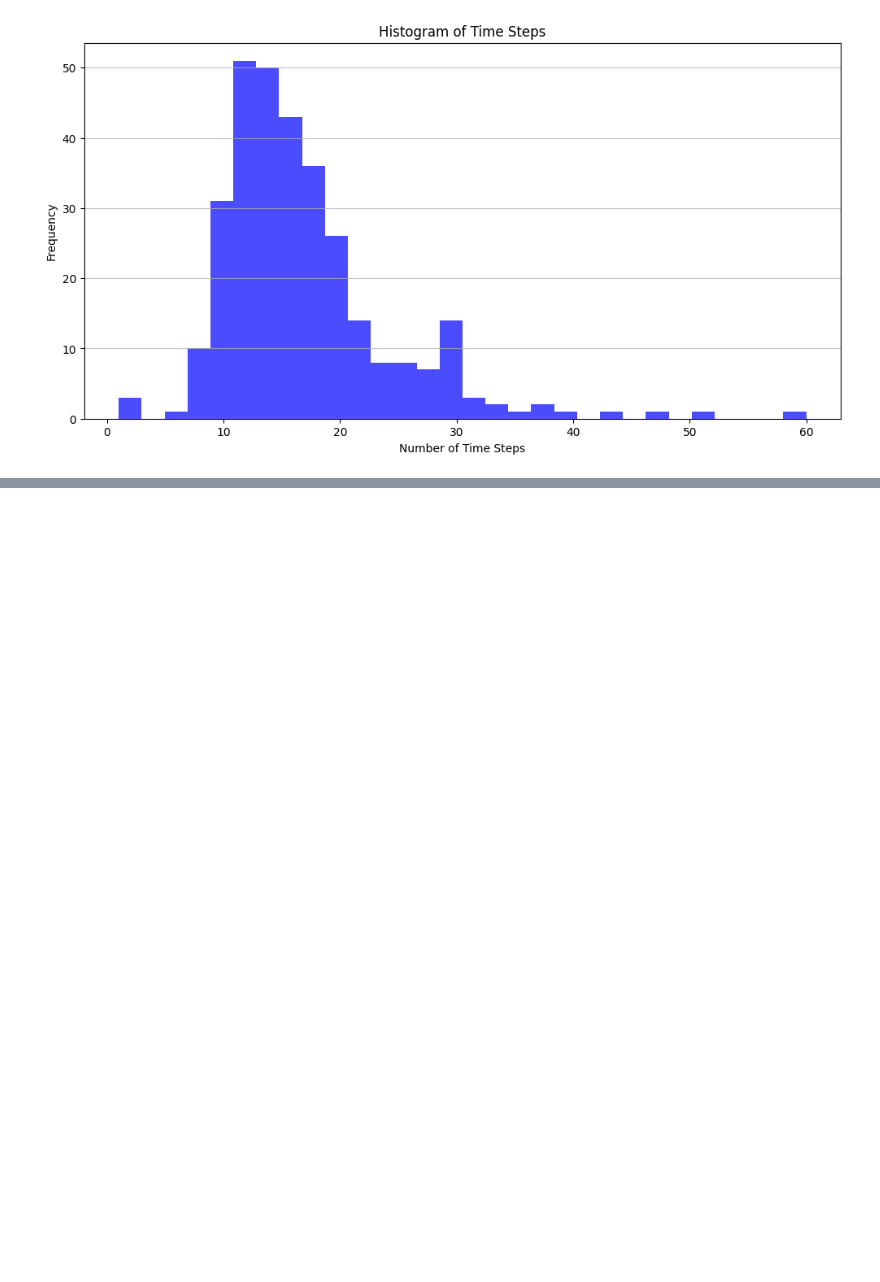
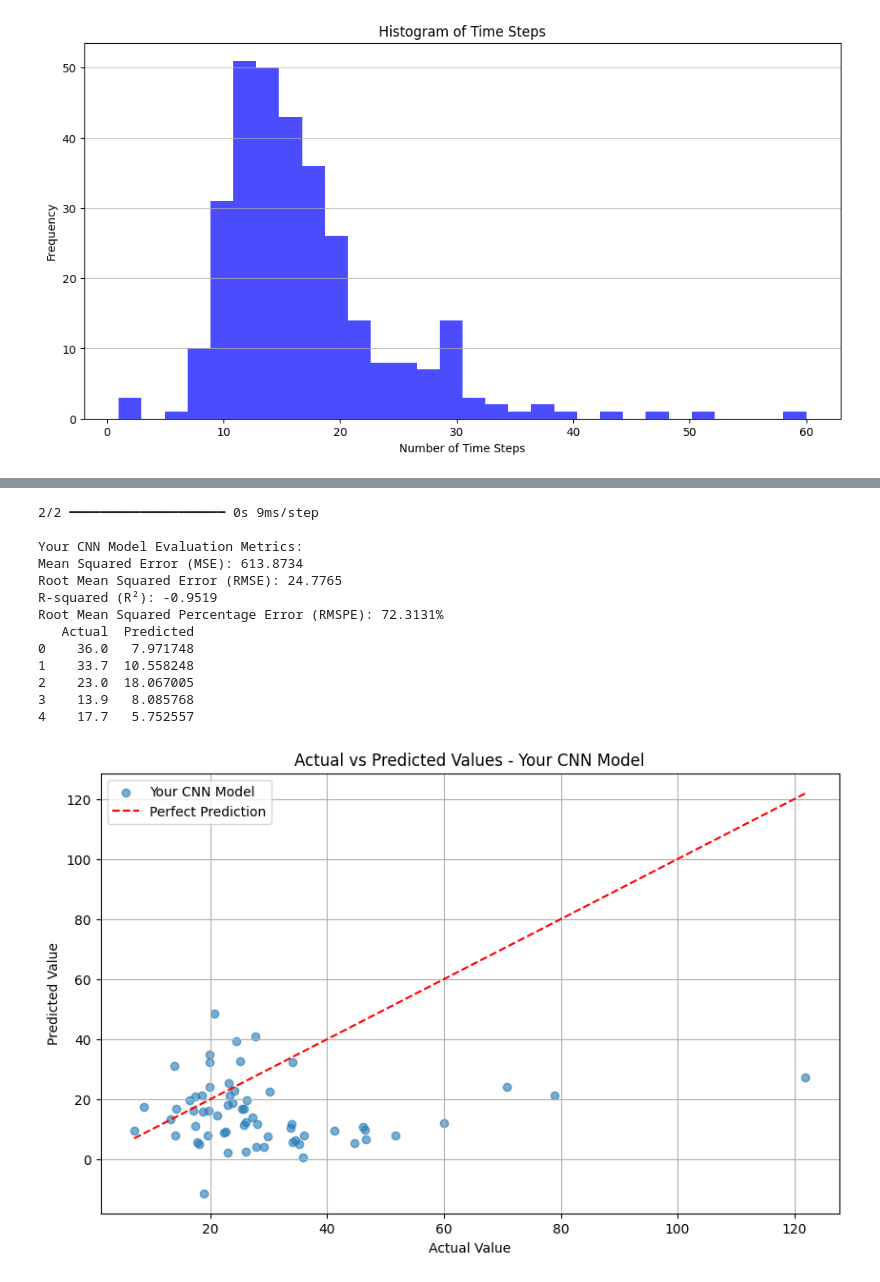
Before and after one commit to alirezamxi/Hydrocare, a Jupyter notebook: labeled/inspection/hardway.ipynb, the cells around one changed output, grey strips where cells are left out. Cells and saved outputs as stored; diff of their text form; code cells hidden in the pictures; blank space fills up the shorter version.

```diff
--- a/labeled/inspection/hardway.ipynb
+++ b/labeled/inspection/hardway.ipynb
@@ -679,0 +334,51 @@ Error converting padded_sequences to array: setting an array element with a sequ
+# %%
+import numpy as np
+import matplotlib.pyplot as plt
+from sklearn.metrics import mean_squared_error, r2_score
+
+# Assume model predictions have been made
+y_pred = model.predict(X_test.reshape(X_test.shape[0], 60, 68, 1))
+
+# Calculate evaluation metrics
+mse = mean_squared_error(y_test, y_pred)
+rmse = np.sqrt(mse)
+r2 = r2_score(y_test, y_pred)
+rmspe = np.sqrt(np.mean((y_test - y_pred.flatten()) ** 2) / np.mean(y_test ** 2)) * 100
+
+# Print evaluation metrics for the model
+model_name = "Your CNN Model"  # Replace with your actual model name
+print(f"\n{model_name} Evaluation Metrics:")
+print(f"Mean Squared Error (MSE): {mse:.4f}")
+print(f"Root Mean Squared Error (RMSE): {rmse:.4f}")
+print(f"R-squared (R²): {r2:.4f}")
+print(f"Root Mean Squared Percentage Error (RMSPE): {rmspe:.4f}%")
+
+# Create a comparison DataFrame for the first few rows
+comparison_df = pd.DataFrame({'Actual': y_test, 'Predicted': y_pred.flatten()})
+print(comparison_df.head(5))
+
+# Plotting Actual vs Predicted
+plt.figure(figsize=(10, 6))
+plt.scatter(y_test, y_pred, label=model_name, alpha=0.6)
+plt.plot([y_test.min(), y_test.max()], [y_test.min(), y_test.max()], color='red', ls='--', label='Perfect Prediction')
+plt.xlabel('Actual Value')
+plt.ylabel('Predicted Value')
+plt.title(f'Actual vs Predicted Values - {model_name}')
+plt.legend()
+plt.grid()
+plt.show()
+# %% [output]
+2/2 ━━━━━━━━━━━━━━━━━━━━ 0s 9ms/step
+
+Your CNN Model Evaluation Metrics:
+Mean Squared Error (MSE): 613.8734
+Root Mean Squared Error (RMSE): 24.7765
+R-squared (R²): -0.9519
+Root Mean Squared Percentage Error (RMSPE): 72.3131%
+   Actual  Predicted
+0    36.0   7.971748
+1    33.7  10.558248
+2    23.0  18.067005
+3    13.9   8.085768
+4    17.7   5.752557
+[figure, added]
```
Also changed, not shown: parts of 19 cells of this notebook, 4 other files.
